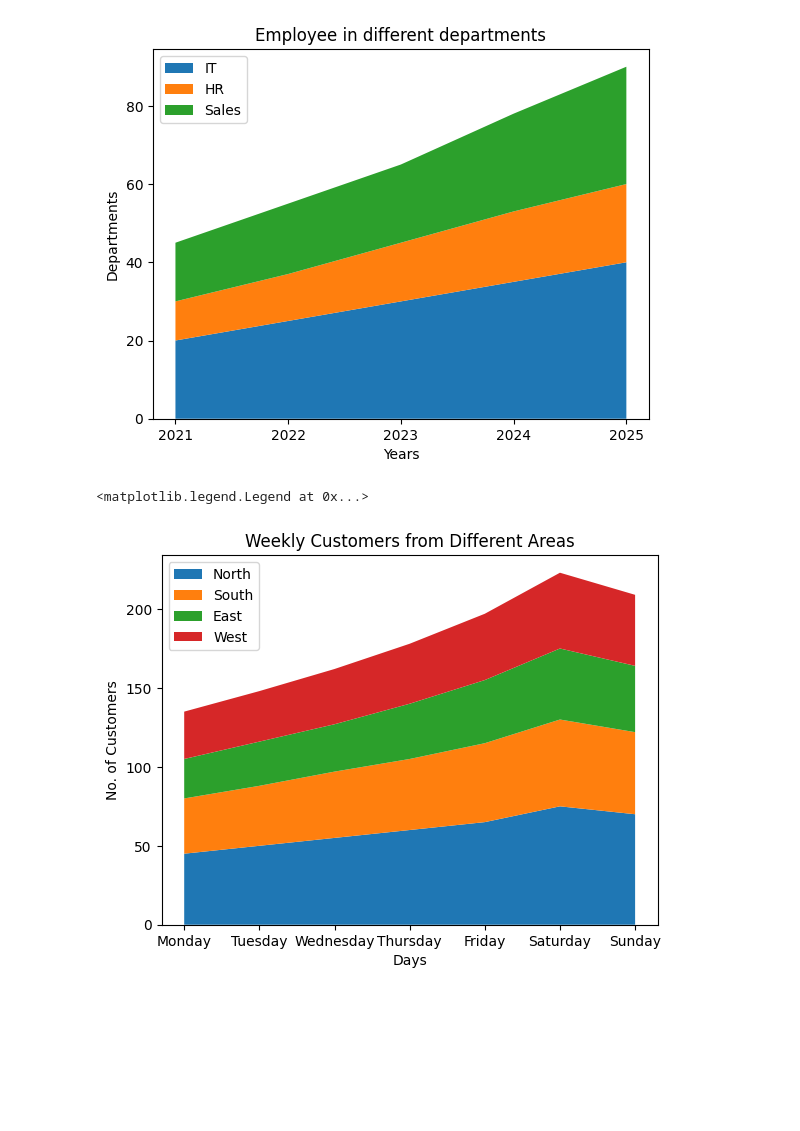
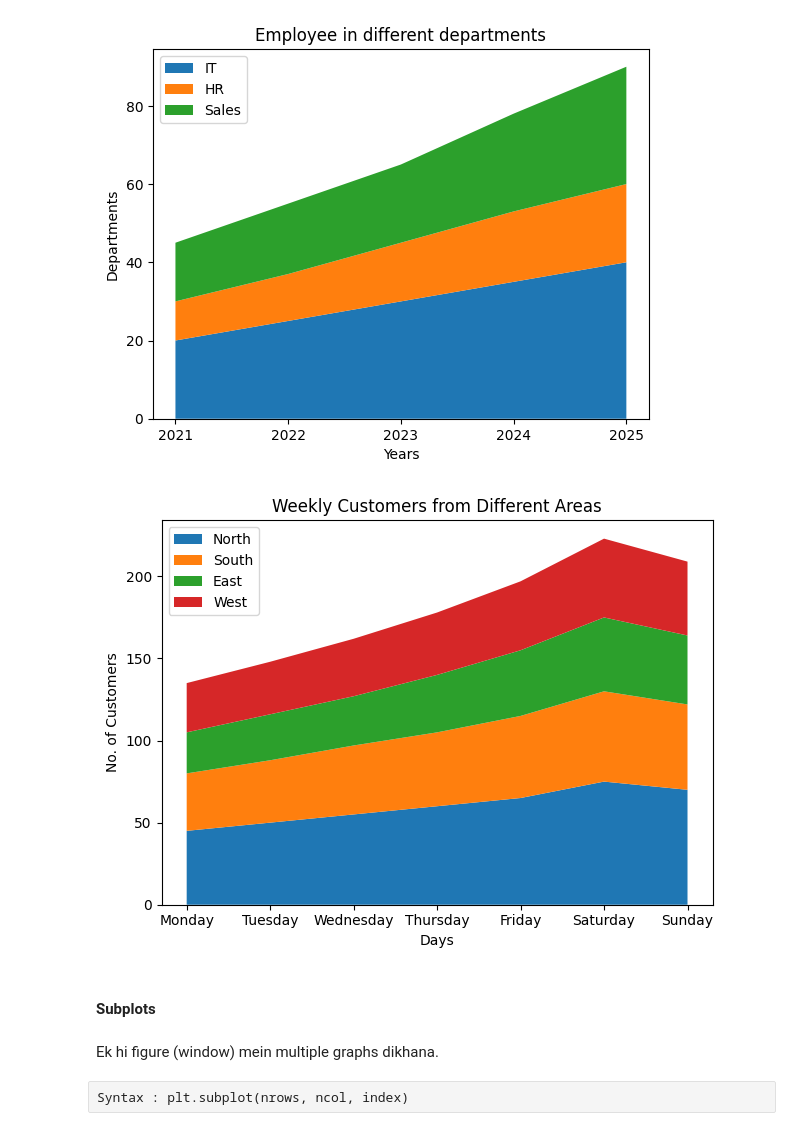
Before and after one commit to mohdwalirahmani/Data-Analytics, a Jupyter notebook: 05_Data Visualization/05_plots.ipynb, the cells around one changed output. Cells and saved outputs as stored; diff of their text form; code cells hidden in the pictures; blank space fills up the shorter version.

Commit message:
subplots

```diff
--- a/05_Data Visualization/05_plots.ipynb
+++ b/05_Data Visualization/05_plots.ipynb
@@ -35,17 +36,24 @@ plt.legend()
 # %%
 days = ["Monday", "Tuesday", "Wednesday", "Thursday", "Friday", "Saturday", "Sunday"]
 
 North = [45, 50, 55, 60, 65, 75, 70]
 South = [35, 38, 42, 45, 50, 55, 52]
 East = [25, 28, 30, 35, 40, 45, 42]
 West = [30, 32, 35, 38, 42, 48, 45]
 
 plt.stackplot(days, North, South, East, West, labels = ["North", "South", "East", "West"])
 
 plt.title("Weekly Customers from Different Areas")
 plt.xlabel("Days")
 plt.ylabel("No. of Customers")
 plt.legend()
+
+plt.tight_layout()     #Graphs ke beech proper spacing deta hai
 # %% [output]
-<matplotlib.legend.Legend at 0x...>
-[figure, old version]
+[figure, new version]
+# %% [markdown]
+#### Subplots
+# %% [markdown]
+Ek hi figure (window) mein multiple graphs dikhana.
+# %% [raw]
+Syntax : plt.subplot(nrows, ncol, index)
```
Also changed, not shown: parts of 3 cells of this notebook.
